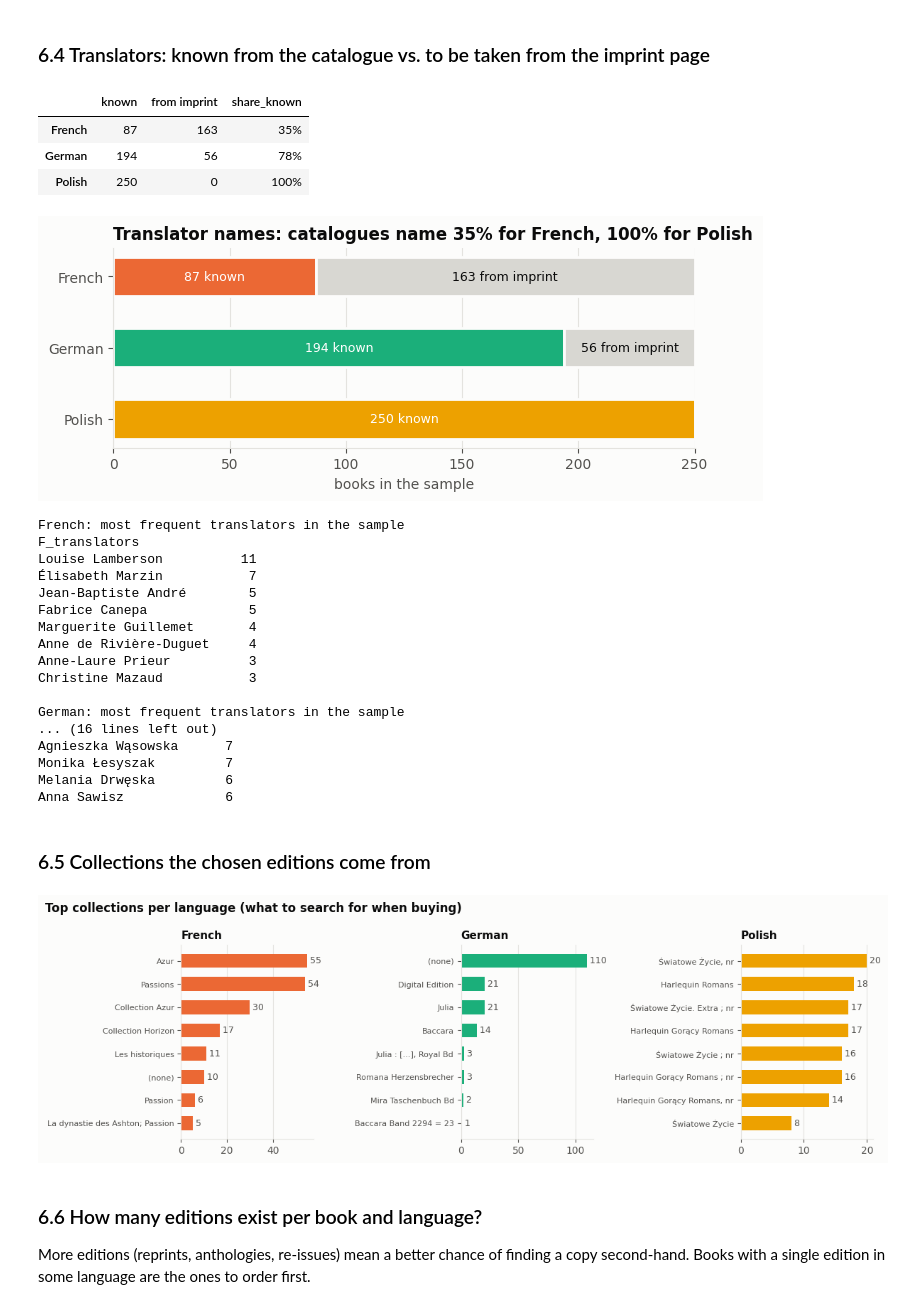
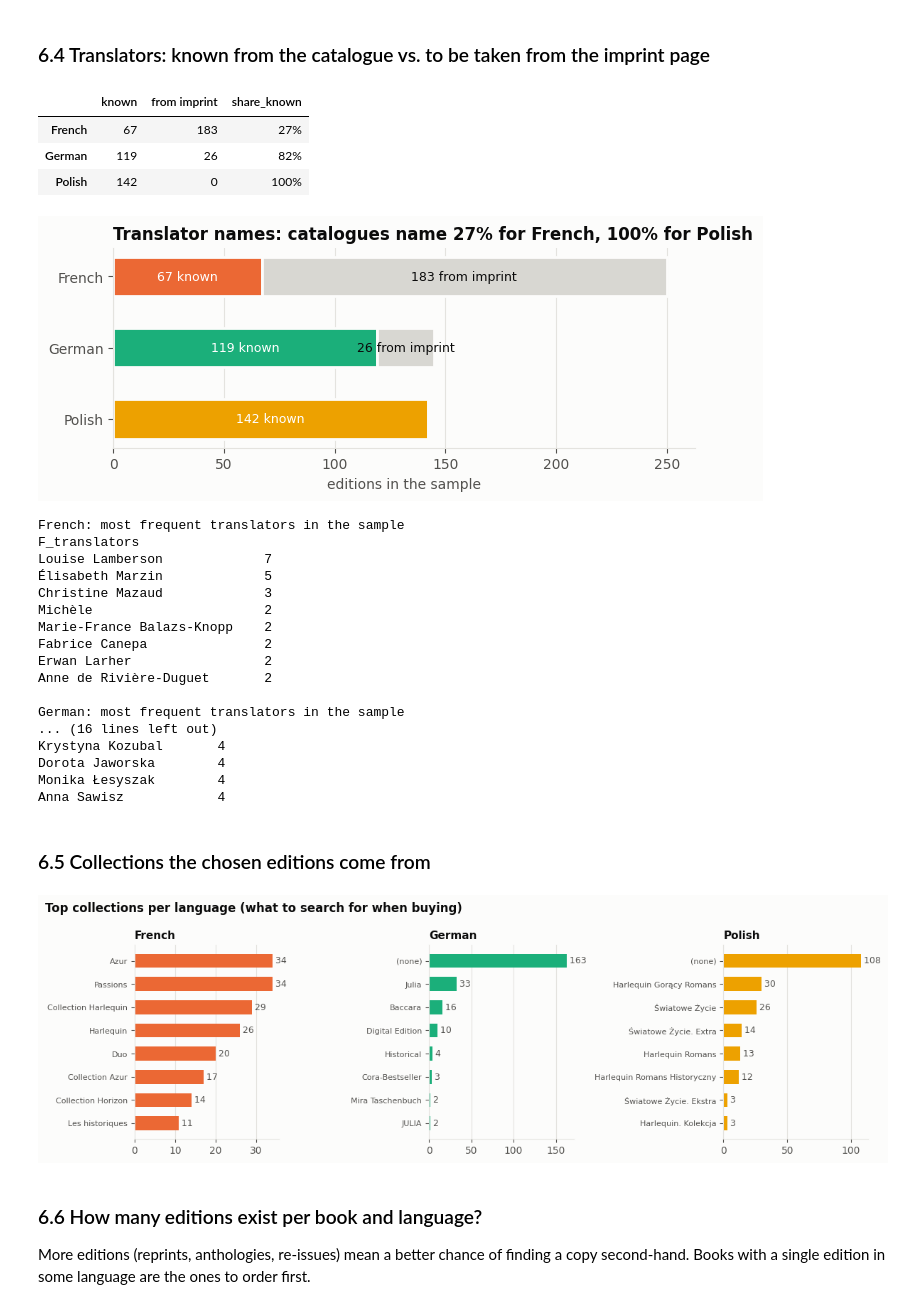
Before and after one commit to SvenjaGuhr/Harlequin_Translations, a Jupyter notebook: digitisation_tracker.ipynb, the cells around one changed output. Saved outputs shown, nothing was run; the diff lists cells and outputs as text; code cells hidden in the pictures.

```diff
--- a/digitisation_tracker.ipynb
+++ b/digitisation_tracker.ipynb
@@ -87,6 +79,12 @@ else:
         sample[c] = ""
 
 sample["en_year"] = sample["pub_date"].map(year_of)
+if "period" not in sample.columns:          # sample made by an older select_corpus.py
+    sample["period"] = "late"
+for c in [f"{L}_{k}" for L in "FGP" for k in ("id", "year", "translators", "series", "title", "isbn", "edition_type")]:
+    if c not in sample.columns:
+        sample[c] = ""
+print(sample.groupby("period").size().rename("books").to_string())
 for L in ["F", "G", "P"]:
     sample[f"{L}_year_num"] = pd.to_numeric(sample[f"{L}_year"], errors="coerce")
 sample.head(3)
@@ -108,15 +111,17 @@ rows = []
 for _, b in sample.iterrows():
     rows.append({
         "volume_id": f"{b['book_id']}_EN", "book_id": b["book_id"], "language": "EN",
-        "title": b["title"], "authors": b["authors"], "line": b["line"], "decade": b["decade"],
+        "title": b["title"], "authors": b["authors"], "line": b["line"], "decade": b["decade"], "period": b["period"],
         "year": b["en_year"], "isbn": b.get("isbn13", "") or b.get("isbn10", ""),
         "series_or_collection": b.get("all_lines", "") or b["line"], "edition_type": "single",
         "translators_catalogue": "",
     })
     for L in ["F", "G", "P"]:
+        if not b[f"{L}_id"]:
+            continue            # e.g. no Polish edition for books before 1991 (EN-FR / EN-DE pairs)
         rows.append({
             "volume_id": b[f"{L}_id"], "book_id": b["book_id"], "language": L,
-            "title": b[f"{L}_title"], "authors": b["authors"], "line": b["line"], "decade": b["decade"],
+            "title": b[f"{L}_title"], "authors": b["authors"], "line": b["line"], "decade": b["decade"], "period": b["period"],
             "year": b[f"{L}_year_num"], "isbn": b[f"{L}_isbn"], "series_or_collection": b[f"{L}_series"],
             "edition_type": b[f"{L}_edition_type"], "translators_catalogue": b[f"{L}_translators"],
         })
@@ -375,7 +390,12 @@ for (i, j), v in np.ndenumerate(tab.values):
     if v:
         ax.text(j, i, v, ha="center", va="center", fontsize=9,
                 color="white" if v > tab.values.max() * 0.55 else INK)
-ax.set_title(f"Sample: {len(sample)} books by line and decade of the English edition")
+ax.set_title(f"Sample: {len(sample)} books by line and decade of the English edition", pad=22)
+if (sample["period"] == "early").any() and "1990s" in tab.columns:
+    k = list(tab.columns).index("1990s") - 0.5
+    ax.axvline(k, color=INK, linewidth=1.5)
+    ax.text(k - 0.08, -0.6, "EN-FR / EN-DE", ha="right", va="bottom", fontsize=8, color=INK2)
+    ax.text(k + 0.08, -0.6, "EN-FR-DE-PL", ha="left", va="bottom", fontsize=8, color=INK2)
 for s in ax.spines.values():
     s.set_visible(False)
 save(fig, "01_line_decade")
@@ -453,64 +474,71 @@ plt.show()
 # %% [markdown]
 ### 6.4 Translators: known from the catalogue vs. to be taken from the imprint page
 # %%
+has = {L: sample[f"{L}_id"] != "" for L in "FGP"}
 tr = pd.DataFrame({
-    "known": [int((sample[f"{L}_translators"] != "").sum()) for L in "FGP"],
-    "from imprint": [int((sample[f"{L}_translators"] == "").sum()) for L in "FGP"],
+    "known": [int(((sample[f"{L}_translators"] != "") & has[L]).sum()) for L in "FGP"],
+    "from imprint": [int(((sample[f"{L}_translators"] == "") & has[L]).sum()) for L in "FGP"],
 }, index=[LANG_NAME[L] for L in "FGP"])
 display(tr.assign(share_known=(tr["known"] / tr.sum(axis=1)).map("{:.0%}".format)))
 
 fig, ax = plt.subplots(figsize=(7.5, 2.6))
 y = np.arange(len(tr))
 ax.barh(y, tr["known"], color=[LANG_COLOR[L] for L in "FGP"], height=0.55, edgecolor=SURFACE, linewidth=2)
 ax.barh(y, tr["from imprint"], left=tr["known"], color="#d8d7d2", height=0.55, edgecolor=SURFACE, linewidth=2)
 for i, (k, m) in enumerate(zip(tr["known"], tr["from imprint"])):
     ax.text(k / 2, i, f"{k} known", ha="center", va="center", color="white" if k > 25 else INK, fontsize=9)
     if m:
         ax.text(k + m / 2, i, f"{m} from imprint", ha="center", va="center", color=INK, fontsize=9)
 ax.set_yticks(y, tr.index)
 ax.invert_yaxis()
-ax.set_xlabel("books in the sample")
+ax.set_xlabel("editions in the sample")
 share = tr["known"] / tr.sum(axis=1)
 ax.set_title(f"Translator names: catalogues name {share.min():.0%} for {share.idxmin()}, "
              f"{share.max():.0%} for {share.idxmax()}")
 ax.grid(axis="y", visible=False)
 save(fig, "04_translators")
 plt.show()
 
 top = {}
 for L in "FGP":
     names = sample[f"{L}_translators"].str.split(";").explode().str.strip()
     top[LANG_NAME[L]] = names[names != ""].value_counts().head(8)
 for k, v in top.items():
     print(f"\n{k}: most frequent translators in the sample\n{v.to_string()}")
 # %% [output]
 |  | known | from imprint | share_known |
-| French | 87 | 163 | 35% |
-| German | 194 | 56 | 78% |
-| Polish | 250 | 0 | 100% |
+| French | 67 | 183 | 27% |
+| German | 119 | 26 | 82% |
+| Polish | 142 | 0 | 100% |
-[figure, old version]
+[figure, new version]
 French: most frequent translators in the sample
 F_translators
-Louise Lamberson          11
-Élisabeth Marzin           7
-Jean-Baptiste André        5
-Fabrice Canepa             5
-Marguerite Guillemet       4
-Anne de Rivière-Duguet     4
-Anne-Laure Prieur          3
-Christine Mazaud           3
+Louise Lamberson             7
+Élisabeth Marzin             5
+Christine Mazaud             3
+Michèle                      2
+Marie-France Balazs-Knopp    2
+Fabrice Canepa               2
+Erwan Larher                 2
+Anne de Rivière-Duguet       2
 
 German: most frequent translators in the sample
 ... (16 lines left out)
-Agnieszka Wąsowska      7
-Monika Łesyszak         7
-Melania Drwęska         6
-Anna Sawisz             6
+Krystyna Kozubal       4
+Dorota Jaworska        4
+Monika Łesyszak        4
+Anna Sawisz            4
 # %% [markdown]
 ### 6.5 Collections the chosen editions come from
 # %%
 def collection(s):
-    s = re.sub(r"[\s.,;:#-]*\d+[\s\w/()-]*$", "", str(s)).strip(" .,;")   # drop the number
+    s = str(s).split("=")[0]                                          # "Baccara Band 2294 = 23"
+    s = re.sub(r"\[[^\]]*\]", "", s)                                  # "[...]"
+    s = re.sub(r"\s*[:;,]\s*(?=[:;,])", "", s)                          # leftover ": ,"
+    s = re.sub(r"[\s.,;:#-]*\d+[\s\w/()-]*$", "", s)                    # trailing number
+    s = re.sub(r"[\s.,;:]*\b(nr|no|n°|bd|band|vol|t)\.?\s*$", "", s, flags=re.I)  # "; nr", "Bd"
+    s = re.sub(r"\s*[:;,.]\s*$", "", s)
+    s = re.sub(r"\s+", " ", s).strip(" .,;:")
     return s or "(none)"
 
 fig, axes = plt.subplots(1, 3, figsize=(12, 3.8))
@@ -528,7 +556,7 @@ fig.tight_layout()
 save(fig, "05_collections")
 plt.show()
 # %% [output]
-[figure, old version]
+[figure, new version]
 # %% [markdown]
 ### 6.6 How many editions exist per book and language?
 
```
Also changed, not shown: parts of 11 cells of this notebook, 1 other file.
